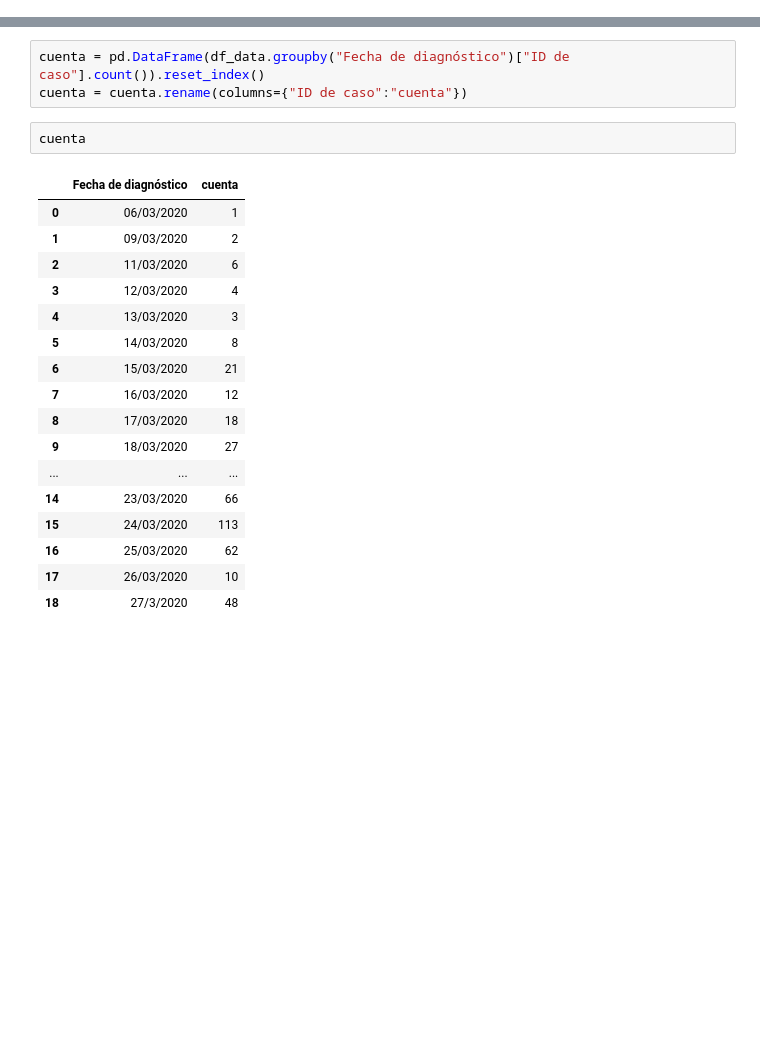
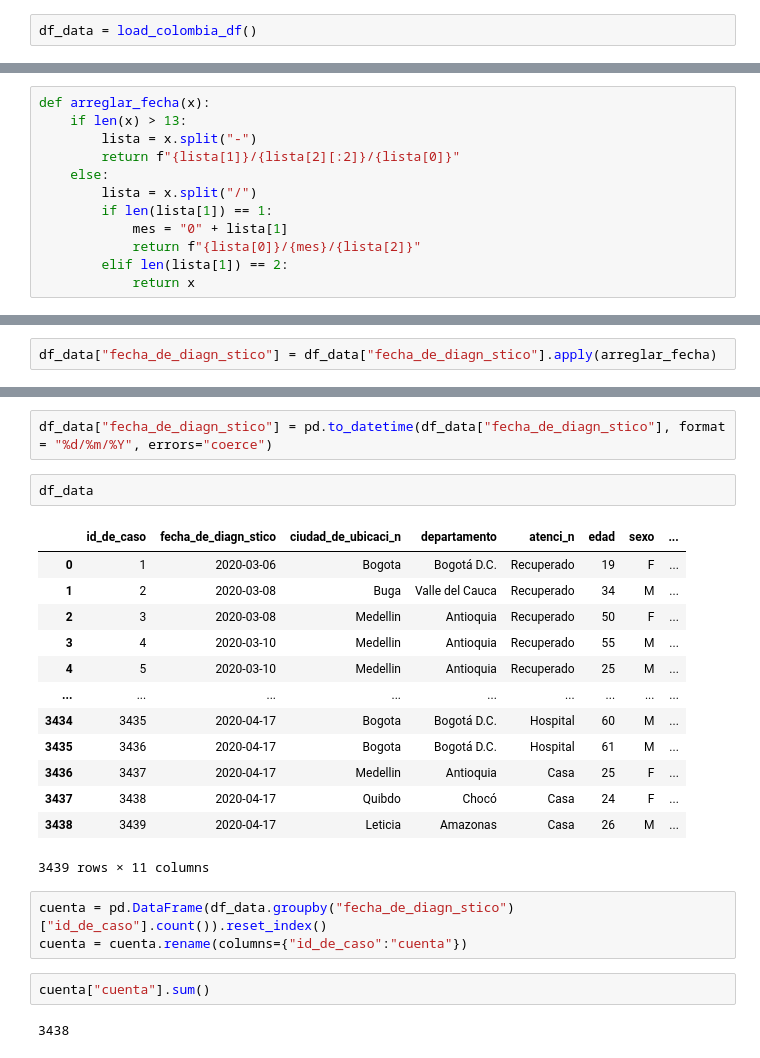
Before and after one commit to davidbetancur8/coronavirus, a Jupyter notebook: notebooks/Colombia por dia.ipynb, the cells around one changed output, grey strips where cells are left out. Saved outputs shown, nothing was run; the diff lists cells and outputs as text; blank space fills up the shorter version.

Commit message:
format date changed

```diff
--- a/notebooks/Colombia por dia.ipynb
+++ b/notebooks/Colombia por dia.ipynb
@@ -6,0 +12,2 @@ df_data = pd.read_csv("../data/Casos1.csv")
+# %%
+df_data = load_colombia_df()
@@ -6,0 +16,12 @@ df_data = pd.read_csv("../data/Casos1.csv")
+# %%
+def arreglar_fecha(x):
+    if len(x) > 13:
+        lista = x.split("-")
+        return f"{lista[1]}/{lista[2][:2]}/{lista[0]}"
+    else:
+        lista = x.split("/")
+        if len(lista[1]) == 1:
+            mes = "0" + lista[1]
+            return f"{lista[0]}/{mes}/{lista[2]}"
+        elif len(lista[1]) == 2:
+            return x
@@ -6,0 +44,2 @@ df_data = pd.read_csv("../data/Casos1.csv")
+# %%
+df_data["fecha_de_diagn_stico"] = df_data["fecha_de_diagn_stico"].apply(arreglar_fecha)
@@ -7,24 +62,26 @@ df_data = pd.read_csv("../data/Casos1.csv")
+# %%
+df_data["fecha_de_diagn_stico"] = pd.to_datetime(df_data["fecha_de_diagn_stico"], format = "%d/%m/%Y", errors="coerce")
+# %%
+df_data
+# %% [output]
+|  | id_de_caso | fecha_de_diagn_stico | ciudad_de_ubicaci_n | departamento | atenci_n | edad | sexo | ... |
+| 0 | 1 | 2020-03-06 | Bogota | Bogotá D.C. | Recuperado | 19 | F | ... |
+| 1 | 2 | 2020-03-08 | Buga | Valle del Cauca | Recuperado | 34 | M | ... |
+| 2 | 3 | 2020-03-08 | Medellin | Antioquia | Recuperado | 50 | F | ... |
+| 3 | 4 | 2020-03-10 | Medellin | Antioquia | Recuperado | 55 | M | ... |
+| 4 | 5 | 2020-03-10 | Medellin | Antioquia | Recuperado | 25 | M | ... |
+| ... | ... | ... | ... | ... | ... | ... | ... | ... |
+| 3434 | 3435 | 2020-04-17 | Bogota | Bogotá D.C. | Hospital | 60 | M | ... |
+| 3435 | 3436 | 2020-04-17 | Bogota | Bogotá D.C. | Hospital | 61 | M | ... |
+| 3436 | 3437 | 2020-04-17 | Medellin | Antioquia | Casa | 25 | F | ... |
+| 3437 | 3438 | 2020-04-17 | Quibdo | Chocó | Casa | 24 | F | ... |
+| 3438 | 3439 | 2020-04-17 | Leticia | Amazonas | Casa | 26 | M | ... |
+3439 rows × 11 columns
 # %%
-cuenta = pd.DataFrame(df_data.groupby("Fecha de diagnóstico")["ID de caso"].count()).reset_index()
-cuenta = cuenta.rename(columns={"ID de caso":"cuenta"})
+cuenta = pd.DataFrame(df_data.groupby("fecha_de_diagn_stico")["id_de_caso"].count()).reset_index()
+cuenta = cuenta.rename(columns={"id_de_caso":"cuenta"})
 # %%
-cuenta
+cuenta["cuenta"].sum()
 # %% [output]
-|  | Fecha de diagnóstico | cuenta |
-| 0 | 06/03/2020 | 1 |
-| 1 | 09/03/2020 | 2 |
-| 2 | 11/03/2020 | 6 |
-| 3 | 12/03/2020 | 4 |
-| 4 | 13/03/2020 | 3 |
-| 5 | 14/03/2020 | 8 |
-| 6 | 15/03/2020 | 21 |
-| 7 | 16/03/2020 | 12 |
-| 8 | 17/03/2020 | 18 |
-| 9 | 18/03/2020 | 27 |
-| ... | ... | ... |
-| 14 | 23/03/2020 | 66 |
-| 15 | 24/03/2020 | 113 |
-| 16 | 25/03/2020 | 62 |
-| 17 | 26/03/2020 | 10 |
-| 18 | 27/3/2020 | 48 |
+3438
 # %%
```
Also changed, not shown: parts of 7 cells of this notebook, 1 other file.
